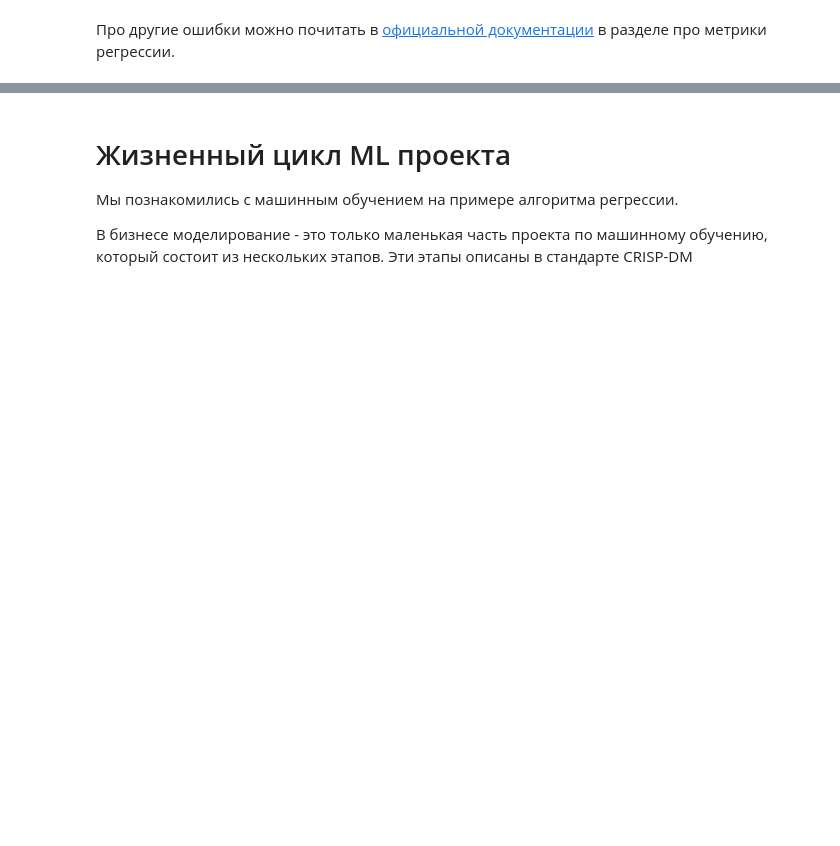
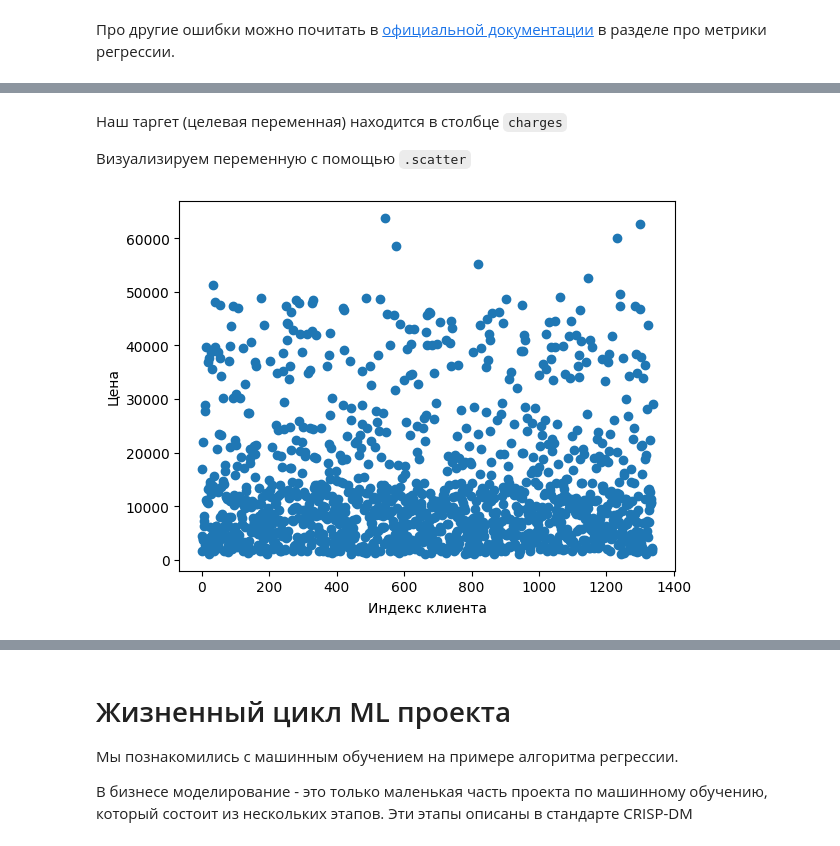
Before and after one commit to aleksandr-dzhumurat/ai_product_engineer, a Jupyter notebook: jupyter_notebooks/vol_00_pre_requirements_01_machine_learning_intro.ipynb, the cells around one changed output, grey strips where cells are left out. Cells and saved outputs as stored; diff of their text form; code cells hidden in the pictures; blank space fills up the shorter version.

```diff
--- a/jupyter_notebooks/vol_00_pre_requirements_01_machine_learning_intro.ipynb
+++ b/jupyter_notebooks/vol_00_pre_requirements_01_machine_learning_intro.ipynb
@@ -329,0 +325,7 @@ print("MAE = %s" % mean_absolute_error(
+# %%
+import os
+import pandas as pd
+
+insurance_df = pd.read_csv(os.path.join(root_data_dir, 'insurance.csv'))
+
+insurance_df.head()
@@ -329,0 +339,22 @@ print("MAE = %s" % mean_absolute_error(
+# %% [markdown]
+Наш таргет (целевая переменная) находится в столбце `charges`
+
+Визуализируем переменную с помощью `.scatter`
+# %%
+import numpy as np
+from matplotlib import pyplot as plt
+
+%matplotlib inline
+
+y = insurance_df['charges']
+
+fig, subplot = plt.subplots()
+plt.scatter(
+    np.arange(len(y)),
+    y
+)
+subplot.set_xlabel('Индекс клиента')
+subplot.set_ylabel('Цена')
+fig.show()
+# %% [output]
+[figure, added]
```
Also changed, not shown: parts of 35 cells of this notebook, 1 other file.
